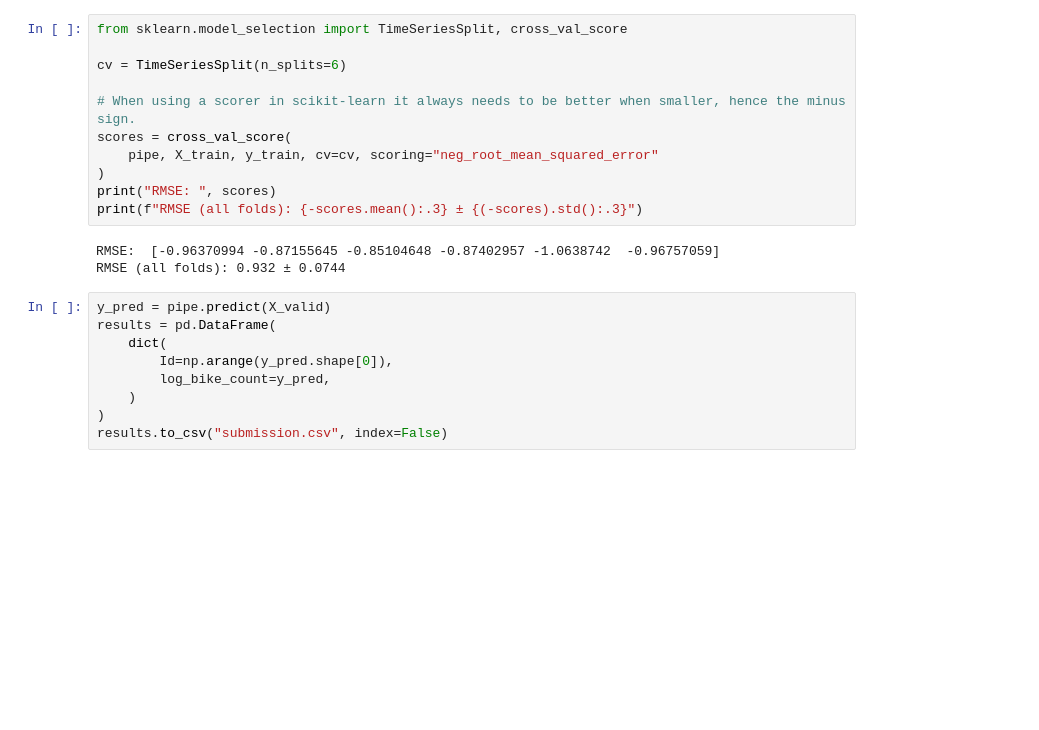
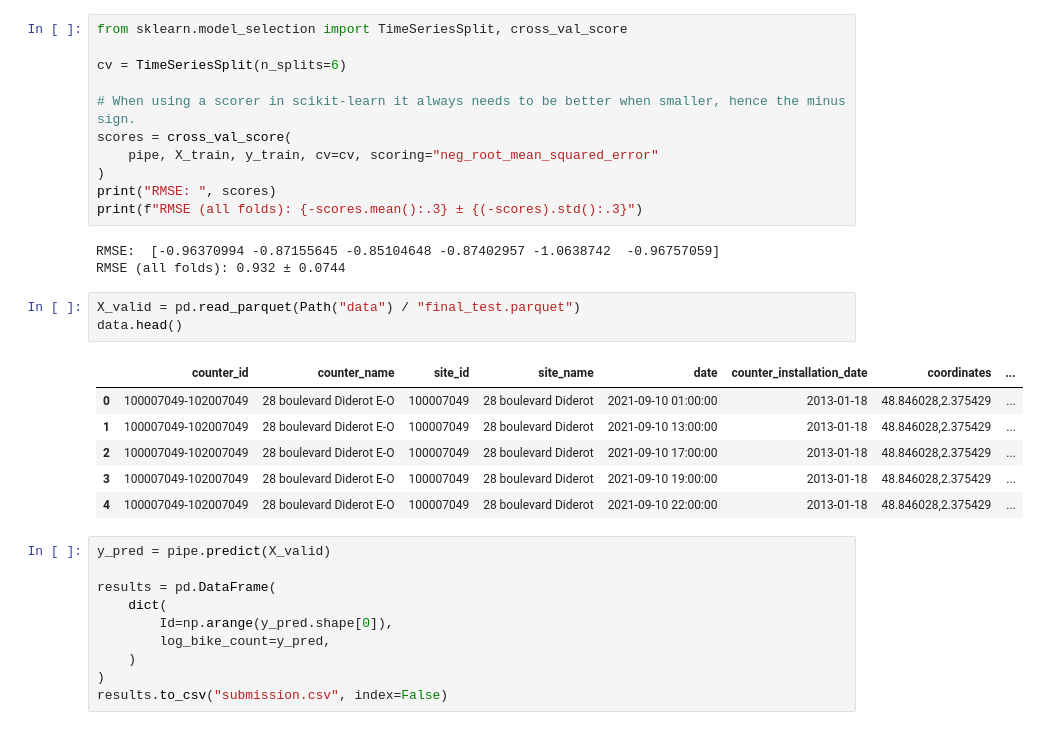
Before and after one commit to thom1100/bike_counters_, a Jupyter notebook: bike_counters_starting_kit.ipynb, the cells around one changed output. Drawn from its saved outputs; the diff is of its cells as text; blank space fills up the shorter version.

```diff
--- a/bike_counters_starting_kit.ipynb
+++ b/bike_counters_starting_kit.ipynb
@@ -438,8 +438,19 @@ print(f"RMSE (all folds): {-scores.mean():.3} ± {(-scores).std():.3}")
 # %% [output]
 RMSE:  [-0.96370994 -0.87155645 -0.85104648 -0.87402957 -1.0638742  -0.96757059]
 RMSE (all folds): 0.932 ± 0.0744
+# %%
+X_valid = pd.read_parquet(Path("data") / "final_test.parquet")
+data.head()
+# %% [output]
+|  | counter_id | counter_name | site_id | site_name | date | counter_installation_date | coordinates | ... |
+| 0 | 100007049-102007049 | 28 boulevard Diderot E-O | 100007049 | 28 boulevard Diderot | 2021-09-10 01:00:00 | 2013-01-18 | 48.846028,2.375429 | ... |
+| 1 | 100007049-102007049 | 28 boulevard Diderot E-O | 100007049 | 28 boulevard Diderot | 2021-09-10 13:00:00 | 2013-01-18 | 48.846028,2.375429 | ... |
+| 2 | 100007049-102007049 | 28 boulevard Diderot E-O | 100007049 | 28 boulevard Diderot | 2021-09-10 17:00:00 | 2013-01-18 | 48.846028,2.375429 | ... |
+| 3 | 100007049-102007049 | 28 boulevard Diderot E-O | 100007049 | 28 boulevard Diderot | 2021-09-10 19:00:00 | 2013-01-18 | 48.846028,2.375429 | ... |
+| 4 | 100007049-102007049 | 28 boulevard Diderot E-O | 100007049 | 28 boulevard Diderot | 2021-09-10 22:00:00 | 2013-01-18 | 48.846028,2.375429 | ... |
 # %%
 y_pred = pipe.predict(X_valid)
+
 results = pd.DataFrame(
     dict(
         Id=np.arange(y_pred.shape[0]),
```
